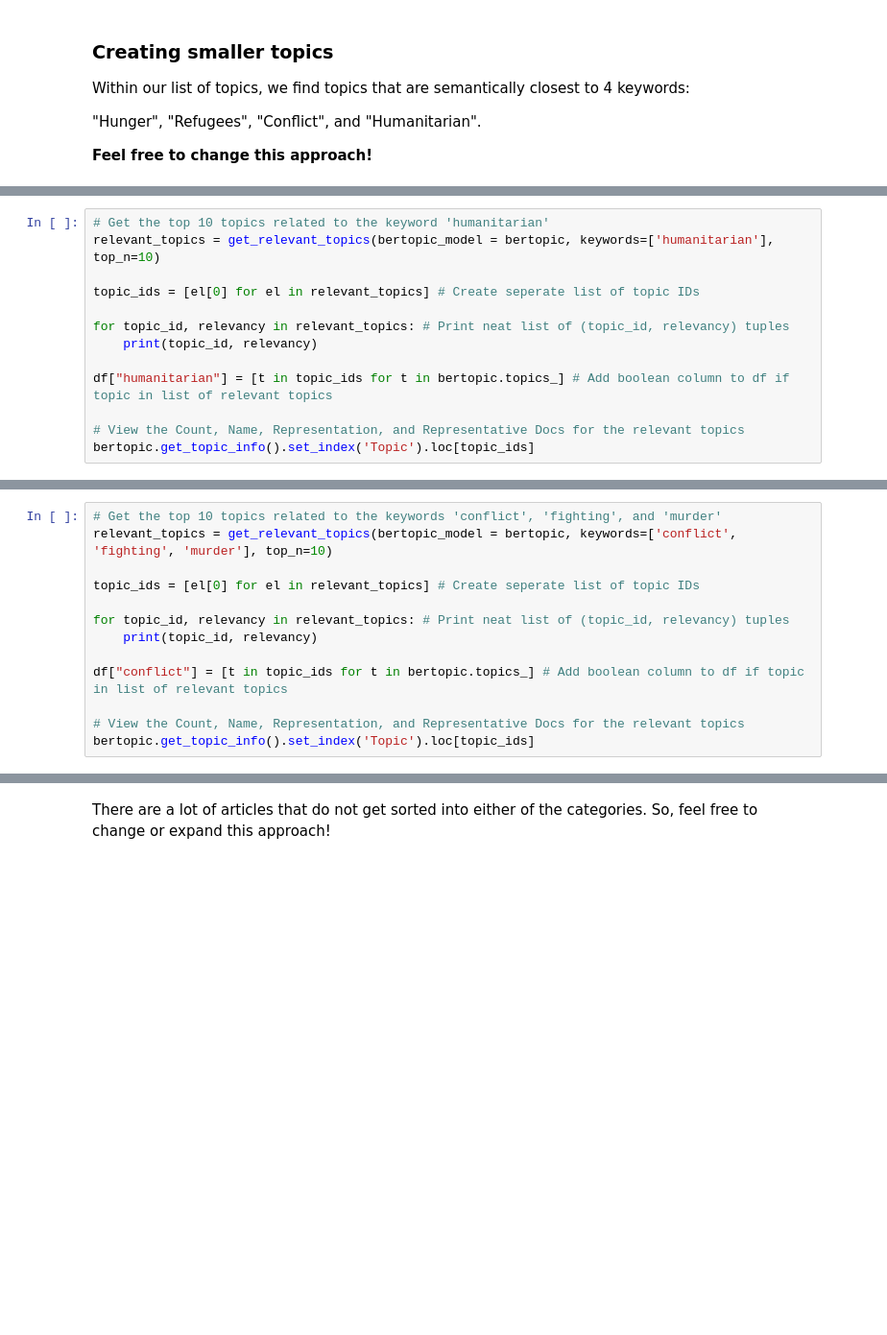
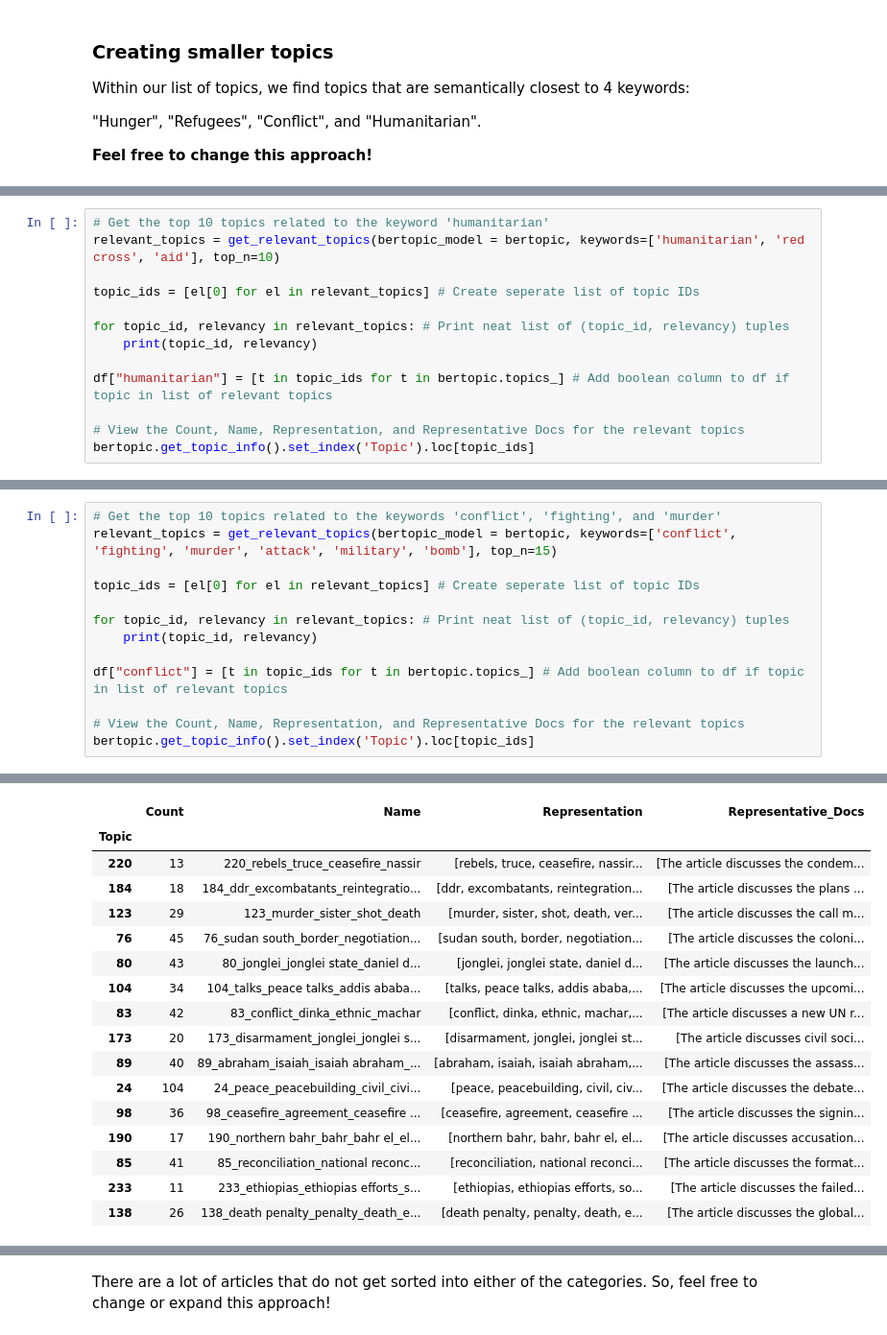
Before and after one commit to bartvanlooij/JBG060-DC3-Group-25, a Jupyter notebook: topic_modelling.ipynb, the cells around one changed output, grey strips where cells are left out. Shown at 96% size. Drawn from its saved outputs; the diff is of its cells as text; blank space fills up the shorter version.

```diff
--- a/topic_modelling.ipynb
+++ b/topic_modelling.ipynb
@@ -175,6 +257,6 @@ bertopic.get_topic_info().set_index('Topic').loc[topic_ids]
 # %%
 # Get the top 10 topics related to the keyword 'humanitarian'
-relevant_topics = get_relevant_topics(bertopic_model = bertopic, keywords=['humanitarian'], top_n=10)
+relevant_topics = get_relevant_topics(bertopic_model = bertopic, keywords=['humanitarian', 'red cross', 'aid'], top_n=10)
 
 topic_ids = [el[0] for el in relevant_topics] # Create seperate list of topic IDs
 
@@ -188,6 +293,6 @@ bertopic.get_topic_info().set_index('Topic').loc[topic_ids]
 # %%
 # Get the top 10 topics related to the keywords 'conflict', 'fighting', and 'murder'
-relevant_topics = get_relevant_topics(bertopic_model = bertopic, keywords=['conflict', 'fighting', 'murder'], top_n=10)
+relevant_topics = get_relevant_topics(bertopic_model = bertopic, keywords=['conflict', 'fighting', 'murder', 'attack', 'military', 'bomb'], top_n=15)
 
 topic_ids = [el[0] for el in relevant_topics] # Create seperate list of topic IDs
 
@@ -198,3 +303,4 @@ df["conflict"] = [t in topic_ids for t in bertopic.topics_] # Add boolean column
 
 # View the Count, Name, Representation, and Representative Docs for the relevant topics
 bertopic.get_topic_info().set_index('Topic').loc[topic_ids]
+# %% [output]
@@ -200,0 +322,17 @@ bertopic.get_topic_info().set_index('Topic').loc[topic_ids]
+|  | Count | Name | Representation | Representative_Docs |
+| Topic |  |  |  |  |
+| 220 | 13 | 220_rebels_truce_ceasefire_nassir | [rebels, truce, ceasefire, nassir... | [The article discusses the condem... |
+| 184 | 18 | 184_ddr_excombatants_reintegratio... | [ddr, excombatants, reintegration... | [The article discusses the plans ... |
+| 123 | 29 | 123_murder_sister_shot_death | [murder, sister, shot, death, ver... | [The article discusses the call m... |
+| 76 | 45 | 76_sudan south_border_negotiation... | [sudan south, border, negotiation... | [The article discusses the coloni... |
+| 80 | 43 | 80_jonglei_jonglei state_daniel d... | [jonglei, jonglei state, daniel d... | [The article discusses the launch... |
+| 104 | 34 | 104_talks_peace talks_addis ababa... | [talks, peace talks, addis ababa,... | [The article discusses the upcomi... |
+| 83 | 42 | 83_conflict_dinka_ethnic_machar | [conflict, dinka, ethnic, machar,... | [The article discusses a new UN r... |
+| 173 | 20 | 173_disarmament_jonglei_jonglei s... | [disarmament, jonglei, jonglei st... | [The article discusses civil soci... |
+| 89 | 40 | 89_abraham_isaiah_isaiah abraham_... | [abraham, isaiah, isaiah abraham,... | [The article discusses the assass... |
+| 24 | 104 | 24_peace_peacebuilding_civil_civi... | [peace, peacebuilding, civil, civ... | [The article discusses the debate... |
+| 98 | 36 | 98_ceasefire_agreement_ceasefire ... | [ceasefire, agreement, ceasefire ... | [The article discusses the signin... |
+| 190 | 17 | 190_northern bahr_bahr_bahr el_el... | [northern bahr, bahr, bahr el, el... | [The article discusses accusation... |
+| 85 | 41 | 85_reconciliation_national reconc... | [reconciliation, national reconci... | [The article discusses the format... |
+| 233 | 11 | 233_ethiopias_ethiopias efforts_s... | [ethiopias, ethiopias efforts, so... | [The article discusses the failed... |
+| 138 | 26 | 138_death penalty_penalty_death_e... | [death penalty, penalty, death, e... | [The article discusses the global... |
```
Also changed, not shown: parts of 17 cells of this notebook.
